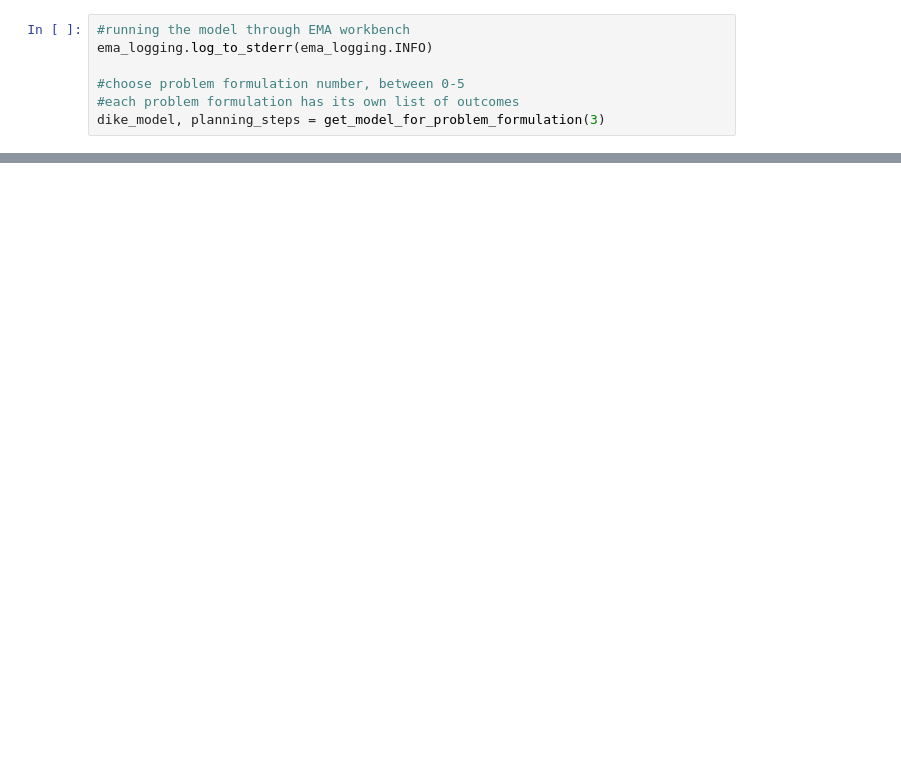
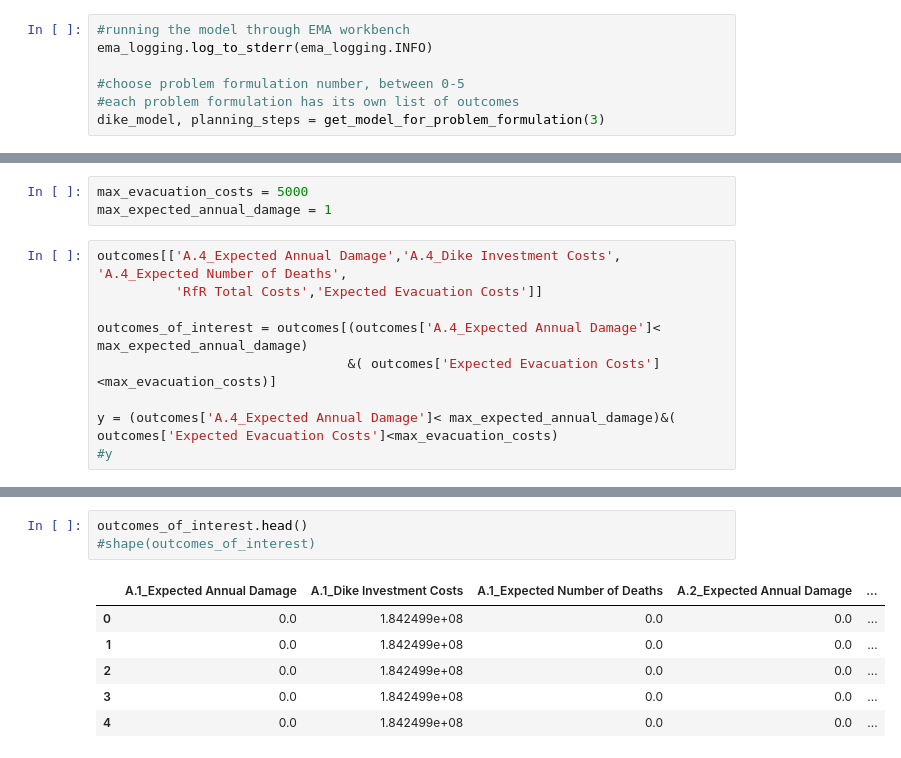
Before and after one commit to WillemijnTutu/EPA1361_group16, a Jupyter notebook: MORDM.ipynb, the cells around one changed output, grey strips where cells are left out. Drawn from its saved outputs; the diff is of its cells as text; blank space fills up the shorter version.

```diff
--- a/MORDM.ipynb
+++ b/MORDM.ipynb
@@ -440,0 +152,12 @@ plt.show()
+# %%
+max_evacuation_costs = 5000
+max_expected_annual_damage = 1
+# %%
+outcomes[['A.4_Expected Annual Damage','A.4_Dike Investment Costs', 'A.4_Expected Number of Deaths',
+          'RfR Total Costs','Expected Evacuation Costs']]
+
+outcomes_of_interest = outcomes[(outcomes['A.4_Expected Annual Damage']< max_expected_annual_damage)
+                                &( outcomes['Expected Evacuation Costs']<max_evacuation_costs)]
+
+y = (outcomes['A.4_Expected Annual Damage']< max_expected_annual_damage)&( outcomes['Expected Evacuation Costs']<max_evacuation_costs)
+#y
@@ -440,0 +182,10 @@ plt.show()
+# %%
+outcomes_of_interest.head()
+#shape(outcomes_of_interest)
+# %% [output]
+|  | A.1_Expected Annual Damage | A.1_Dike Investment Costs | A.1_Expected Number of Deaths | A.2_Expected Annual Damage | ... |
+| 0 | 0.0 | 1.842499e+08 | 0.0 | 0.0 | ... |
+| 1 | 0.0 | 1.842499e+08 | 0.0 | 0.0 | ... |
+| 2 | 0.0 | 1.842499e+08 | 0.0 | 0.0 | ... |
+| 3 | 0.0 | 1.842499e+08 | 0.0 | 0.0 | ... |
+| 4 | 0.0 | 1.842499e+08 | 0.0 | 0.0 | ... |
```
Also changed, not shown: parts of 56 cells of this notebook, 1 other file.
